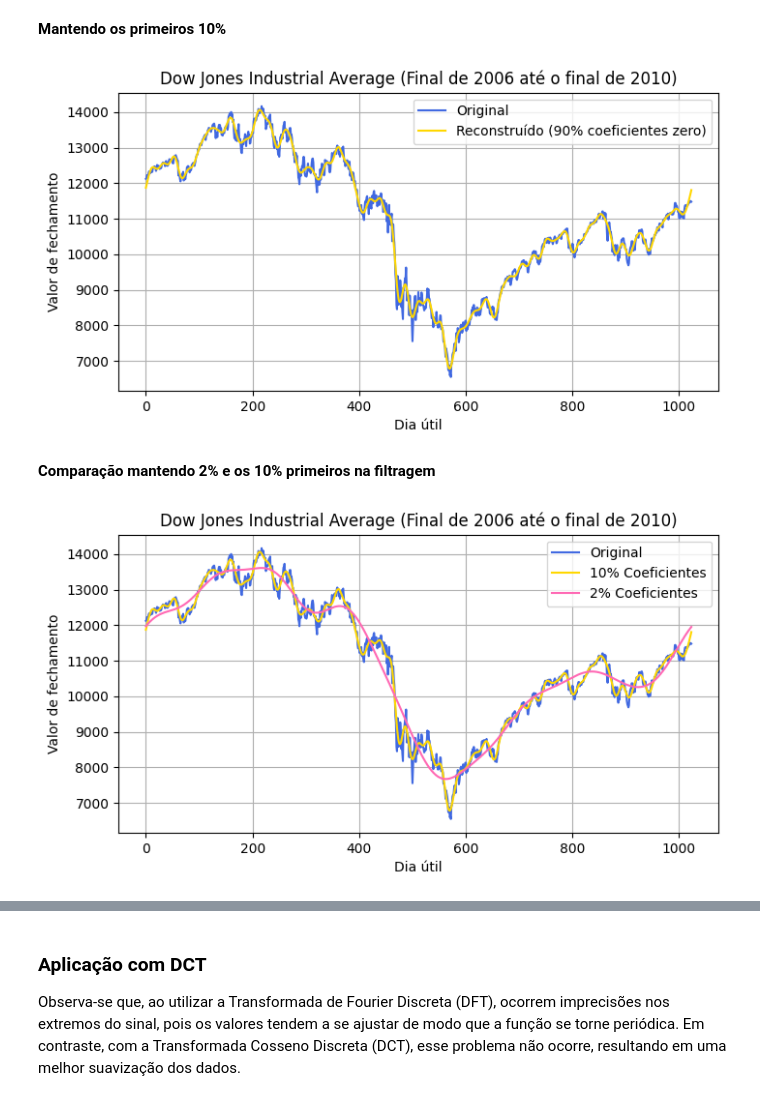
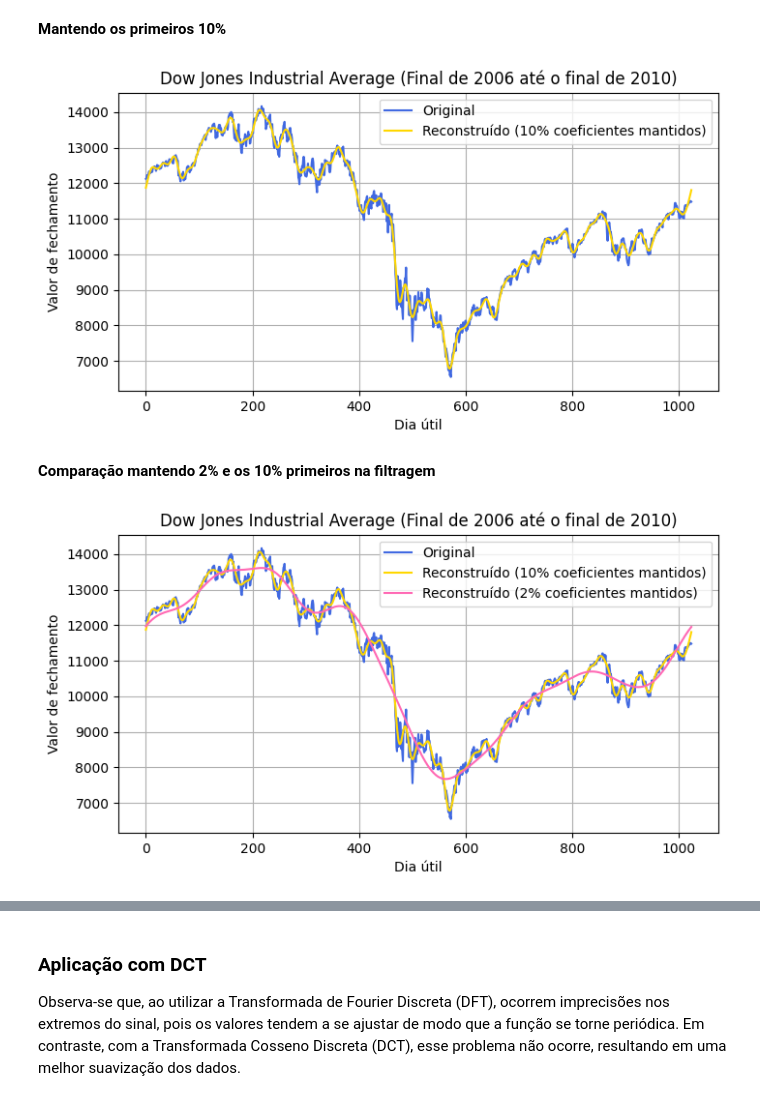
Before and after one commit to brisabn/Tarefa2-MCF, a Jupyter notebook: Tarefa2.ipynb, the cells around one changed output, grey strips where cells are left out. Saved outputs shown, nothing was run; the diff lists cells and outputs as text; code cells hidden in the pictures.

```diff
--- a/Tarefa2.ipynb
+++ b/Tarefa2.ipynb
@@ -284,28 +301,28 @@ plot_data(data, 'Final de 2006 até o final de 2010')
 
 # Plotar os dados reconstruídos com 10% dos coeficientes
 reconstructed_data = filter_fft_and_reconstruct(data, 10)
-plt.plot(reconstructed_data, label='Reconstruído (90% coeficientes zero)', color='gold')
+plt.plot(reconstructed_data, label='Reconstruído (10% coeficientes mantidos)', color='gold')
 plt.legend()
 plt.show()
 # %% [output]
-[figure, old version]
+[figure, new version]
 # %% [markdown]
 **Comparação mantendo 2% e os 10% primeiros na filtragem**
 # %%
 data = load_data('/content/Tarefa2-MCF/dow.txt')
 plot_data(data, 'Final de 2006 até o final de 2010')
 
 # Plotar os dados reconstruídos com 10% dos coeficientes
 reconstructed_data = filter_fft_and_reconstruct(data, 10)
-plt.plot(reconstructed_data, label='10% Coeficientes', color='gold')
+plt.plot(reconstructed_data, label='Reconstruído (10% coeficientes mantidos)', color='gold')
 
 # Plotar os dados reconstruídos com 2% dos coeficientes
 reconstructed_data = filter_fft_and_reconstruct(data, 2)
-plt.plot(reconstructed_data, label='2% Coeficientes', color='hotpink')
+plt.plot(reconstructed_data, label='Reconstruído (2% coeficientes mantidos)', color='hotpink')
 
 plt.legend()
 plt.show()
 # %% [output]
-[figure, old version]
+[figure, new version]
 # %% [markdown]
 ## Filtragem de dados usando DCT
```
Also changed, not shown: parts of 31 cells of this notebook.
